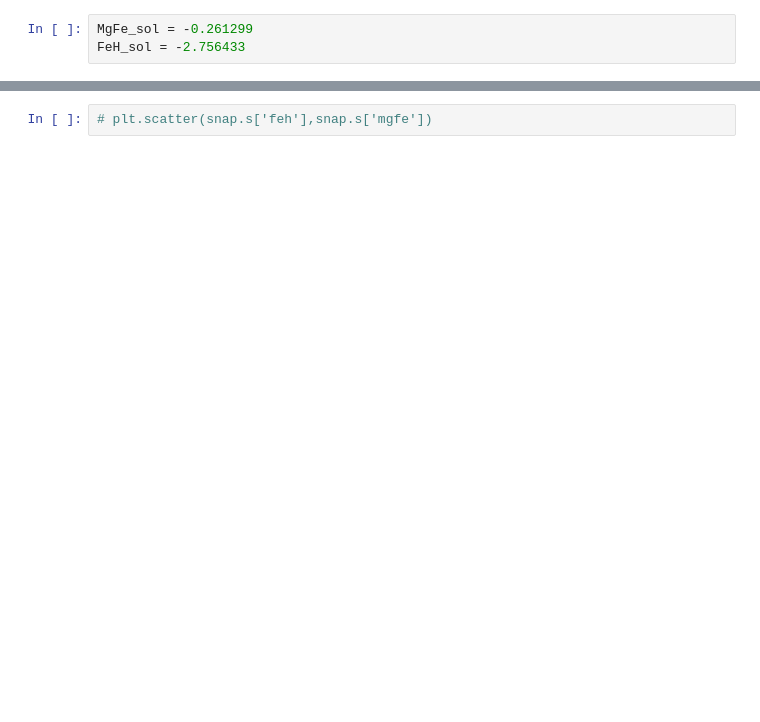
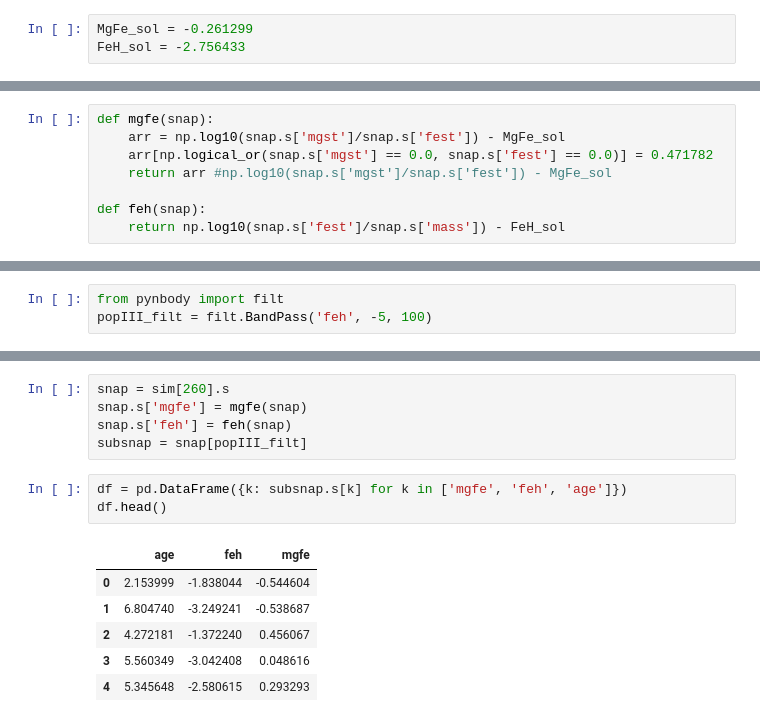
Before and after one commit to elehcim/simulation, a Jupyter notebook: notebooks/MgFe.ipynb, the cells around one changed output, grey strips where cells are left out. Saved outputs shown, nothing was run; the diff lists cells and outputs as text; blank space fills up the shorter version.

```diff
--- a/notebooks/MgFe.ipynb
+++ b/notebooks/MgFe.ipynb
@@ -42,0 +46,8 @@ $[Fe/H]$
+# %%
+def mgfe(snap):
+    arr = np.log10(snap.s['mgst']/snap.s['fest']) - MgFe_sol
+    arr[np.logical_or(snap.s['mgst'] == 0.0, snap.s['fest'] == 0.0)] = 0.471782
+    return arr #np.log10(snap.s['mgst']/snap.s['fest']) - MgFe_sol
+
+def feh(snap):
+    return np.log10(snap.s['fest']/snap.s['mass']) - FeH_sol
@@ -43,3 +58,6 @@ $[Fe/H]$
+# %%
+from pynbody import filt
+popIII_filt = filt.BandPass('feh', -5, 100)
 # %%
 snap_slider = ipywidgets.IntSlider(min=0,max=len(sim)-1,step=1,value=0, continuous_update=False, description='Snap:')
 def k(i):
@@ -60,5 +90,18 @@ w
 Failed to display Jupyter Widget of type interactive.
 If you're reading this message in the Jupyter Notebook or JupyterLab Notebook, it may mean that the widgets JavaScript is still loading. If this message persists, it likely means that the widgets Java ...
 If you're reading this message in another frontend (for example, a static rendering on GitHub or NBViewer), it may mean that your frontend doesn't currently support widgets.
-# %%
-# plt.scatter(snap.s['feh'],snap.s['mgfe'])
+# %%
+snap = sim[260].s
+snap.s['mgfe'] = mgfe(snap)
+snap.s['feh'] = feh(snap)
+subsnap = snap[popIII_filt]
+# %%
+df = pd.DataFrame({k: subsnap.s[k] for k in ['mgfe', 'feh', 'age']})
+df.head()
+# %% [output]
+|  | age | feh | mgfe |
+| 0 | 2.153999 | -1.838044 | -0.544604 |
+| 1 | 6.804740 | -3.249241 | -0.538687 |
+| 2 | 4.272181 | -1.372240 | 0.456067 |
+| 3 | 5.560349 | -3.042408 | 0.048616 |
+| 4 | 5.345648 | -2.580615 | 0.293293 |
```
Also changed, not shown: parts of 14 cells of this notebook.
